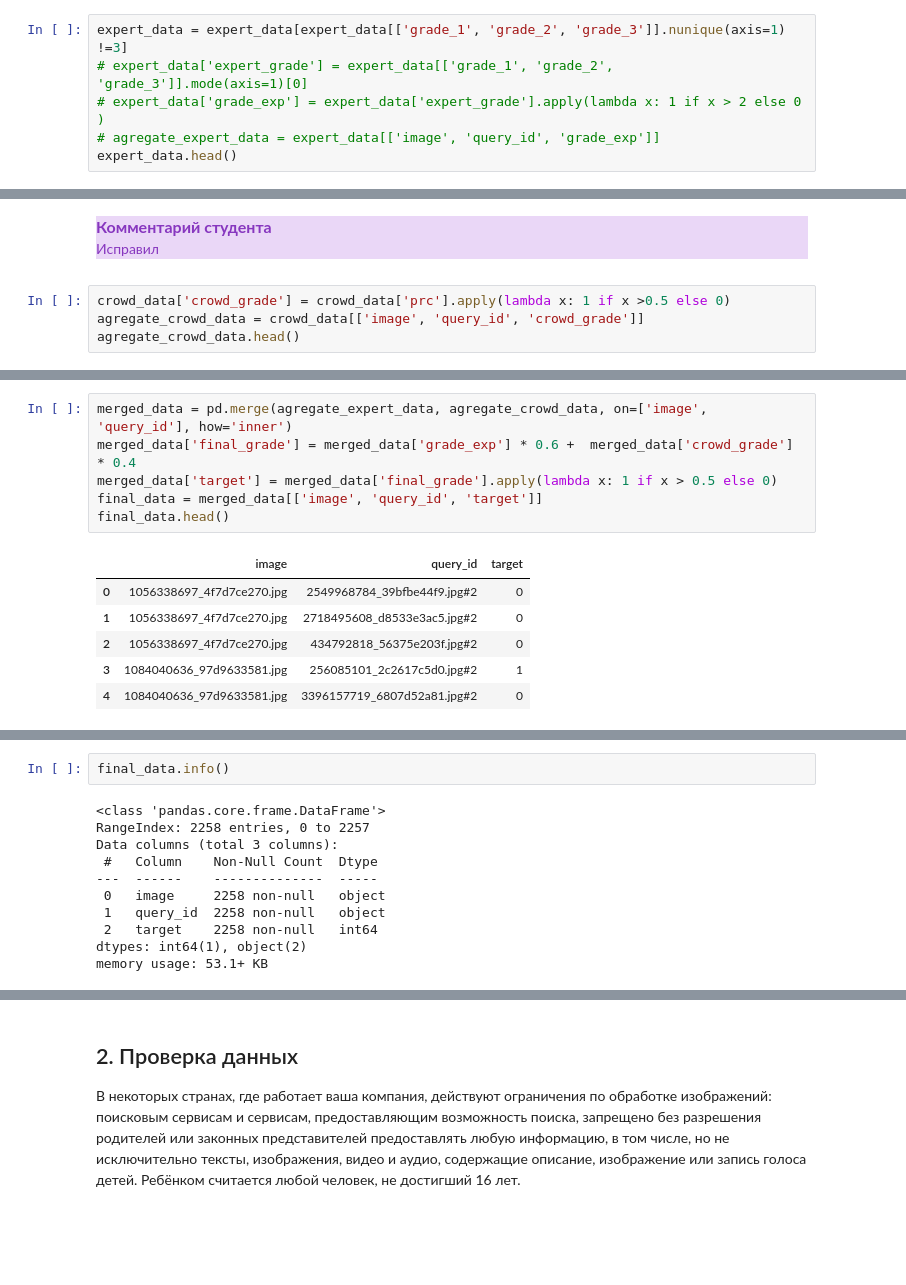
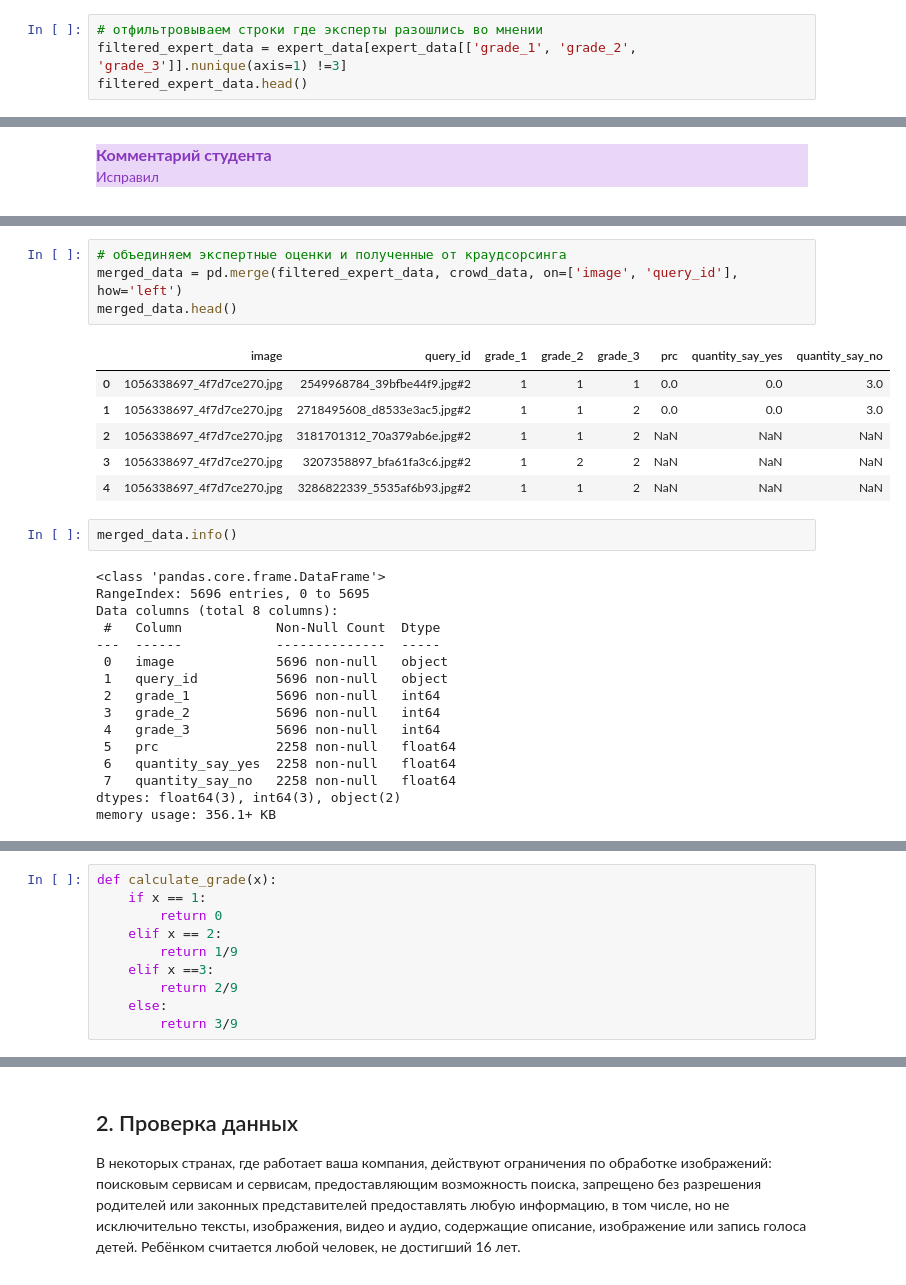
Before and after one commit to Andrefan1406/sb5, a Jupyter notebook: Андрей_Кузнецов_v1.ipynb, the cells around one changed output, grey strips where cells are left out. Saved outputs shown, nothing was run; the diff lists cells and outputs as text; blank space fills up the shorter version.

Commit message:
объединил оценки сописанием

```diff
--- a/Андрей_Кузнецов_v1.ipynb
+++ b/Андрей_Кузнецов_v1.ipynb
@@ -297,11 +300,9 @@ expert_data.head()
 | 3 | 1056338697_4f7d7ce270.jpg | 3207358897_bfa61fa3c6.jpg#2 | 1 | 2 | 2 |
 | 4 | 1056338697_4f7d7ce270.jpg | 3286822339_5535af6b93.jpg#2 | 1 | 1 | 2 |
 # %%
-expert_data = expert_data[expert_data[['grade_1', 'grade_2', 'grade_3']].nunique(axis=1) !=3]
-# expert_data['expert_grade'] = expert_data[['grade_1', 'grade_2', 'grade_3']].mode(axis=1)[0]
-# expert_data['grade_exp'] = expert_data['expert_grade'].apply(lambda x: 1 if x > 2 else 0 )
-# agregate_expert_data = expert_data[['image', 'query_id', 'grade_exp']]
-expert_data.head()
+# отфильтровываем строки где эксперты разошлись во мнении
+filtered_expert_data = expert_data[expert_data[['grade_1', 'grade_2', 'grade_3']].nunique(axis=1) !=3]
+filtered_expert_data.head()
 # %% [output]
 |  | image | query_id | grade_1 | grade_2 | grade_3 |
 | 0 | 1056338697_4f7d7ce270.jpg | 2549968784_39bfbe44f9.jpg#2 | 1 | 1 | 1 |
@@ -335,7 +336,3 @@ expert_data.head()
 Исправил
 
 </div>
-# %%
-crowd_data['crowd_grade'] = crowd_data['prc'].apply(lambda x: 1 if x >0.5 else 0)
-agregate_crowd_data = crowd_data[['image', 'query_id', 'crowd_grade']]
-agregate_crowd_data.head()
@@ -349,16 +339,32 @@ agregate_crowd_data.head()
 # %%
-merged_data = pd.merge(agregate_expert_data, agregate_crowd_data, on=['image', 'query_id'], how='inner')
-merged_data['final_grade'] = merged_data['grade_exp'] * 0.6 +  merged_data['crowd_grade'] * 0.4
-merged_data['target'] = merged_data['final_grade'].apply(lambda x: 1 if x > 0.5 else 0)
-final_data = merged_data[['image', 'query_id', 'target']]
-final_data.head()
+# объединяем экспертные оценки и полученные от краудсорсинга
+merged_data = pd.merge(filtered_expert_data, crowd_data, on=['image', 'query_id'], how='left')
+merged_data.head()
 # %% [output]
-|  | image | query_id | target |
-| 0 | 1056338697_4f7d7ce270.jpg | 2549968784_39bfbe44f9.jpg#2 | 0 |
-| 1 | 1056338697_4f7d7ce270.jpg | 2718495608_d8533e3ac5.jpg#2 | 0 |
-| 2 | 1056338697_4f7d7ce270.jpg | 434792818_56375e203f.jpg#2 | 0 |
-| 3 | 1084040636_97d9633581.jpg | 256085101_2c2617c5d0.jpg#2 | 1 |
-| 4 | 1084040636_97d9633581.jpg | 3396157719_6807d52a81.jpg#2 | 0 |
+|  | image | query_id | grade_1 | grade_2 | grade_3 | prc | quantity_say_yes | quantity_say_no |
+| 0 | 1056338697_4f7d7ce270.jpg | 2549968784_39bfbe44f9.jpg#2 | 1 | 1 | 1 | 0.0 | 0.0 | 3.0 |
+| 1 | 1056338697_4f7d7ce270.jpg | 2718495608_d8533e3ac5.jpg#2 | 1 | 1 | 2 | 0.0 | 0.0 | 3.0 |
+| 2 | 1056338697_4f7d7ce270.jpg | 3181701312_70a379ab6e.jpg#2 | 1 | 1 | 2 | NaN | NaN | NaN |
+| 3 | 1056338697_4f7d7ce270.jpg | 3207358897_bfa61fa3c6.jpg#2 | 1 | 2 | 2 | NaN | NaN | NaN |
+| 4 | 1056338697_4f7d7ce270.jpg | 3286822339_5535af6b93.jpg#2 | 1 | 1 | 2 | NaN | NaN | NaN |
+# %%
+merged_data.info()
+# %% [output]
+<class 'pandas.core.frame.DataFrame'>
+RangeIndex: 5696 entries, 0 to 5695
+Data columns (total 8 columns):
+ #   Column            Non-Null Count  Dtype
+---  ------            --------------  -----
+ 0   image             5696 non-null   object
+ 1   query_id          5696 non-null   object
+ 2   grade_1           5696 non-null   int64
+ 3   grade_2           5696 non-null   int64
+ 4   grade_3           5696 non-null   int64
+ 5   prc               2258 non-null   float64
+ 6   quantity_say_yes  2258 non-null   float64
+ 7   quantity_say_no   2258 non-null   float64
+dtypes: float64(3), int64(3), object(2)
+memory usage: 356.1+ KB
 # %% [markdown]
 <img src="https://upload.wikimedia.org/wikipedia/commons/thumb/8/81/Stop_sign.png/240px-Stop_sign.png" align=left width=35, heigth=35>
 <div class="alert alert-danger">
@@ -386,15 +392,12 @@ final_data.head()
 
 </div>
 # %%
-final_data.info()
+def calculate_grade(x):
+    if x == 1:
+        return 0
+    elif x == 2:
+        return 1/9
+    elif x ==3:
+        return 2/9
+    else:
+        return 3/9
-# %% [output]
-<class 'pandas.core.frame.DataFrame'>
-RangeIndex: 2258 entries, 0 to 2257
-Data columns (total 3 columns):
- #   Column    Non-Null Count  Dtype
----  ------    --------------  -----
- 0   image     2258 non-null   object
- 1   query_id  2258 non-null   object
- 2   target    2258 non-null   int64
-dtypes: int64(1), object(2)
-memory usage: 53.1+ KB
```
Also changed, not shown: parts of 15 cells of this notebook.
